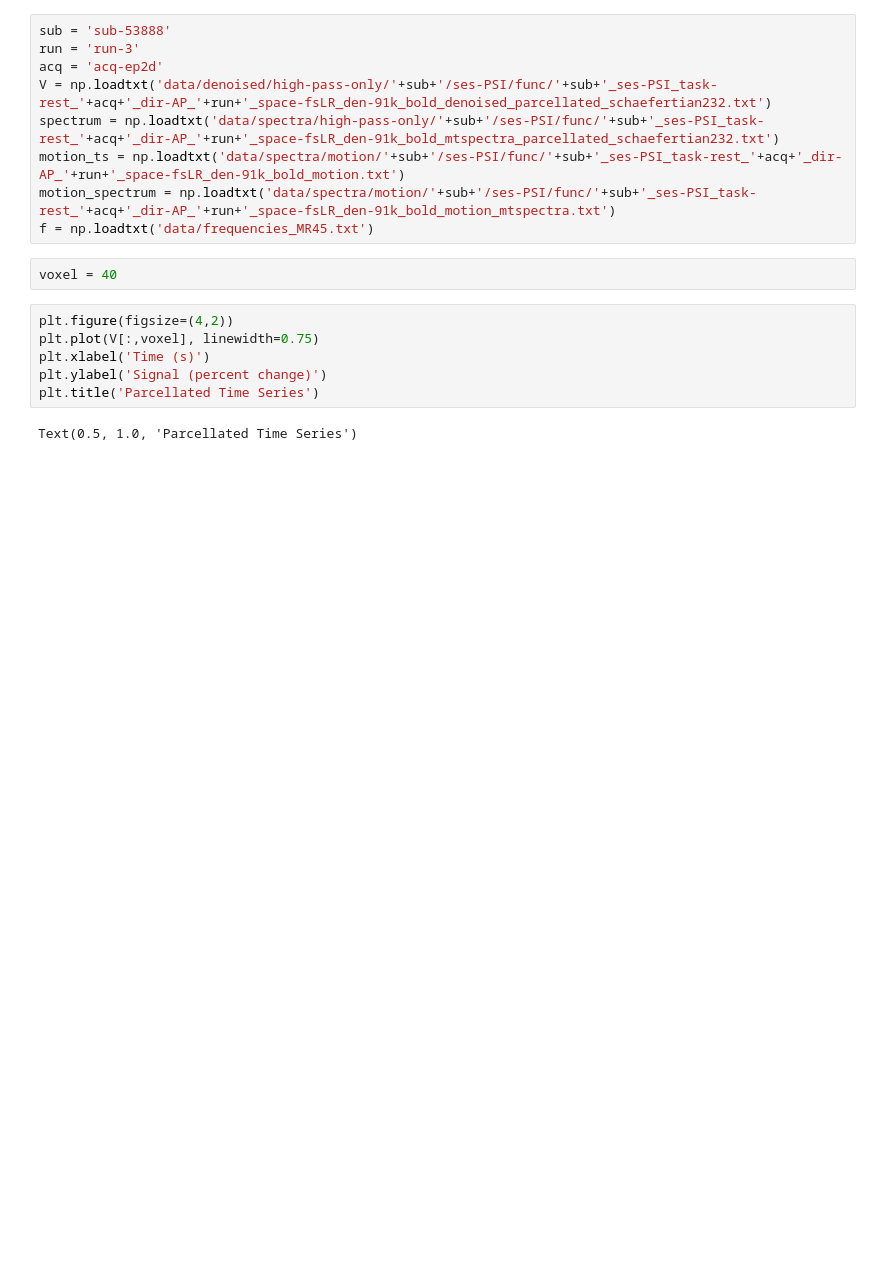
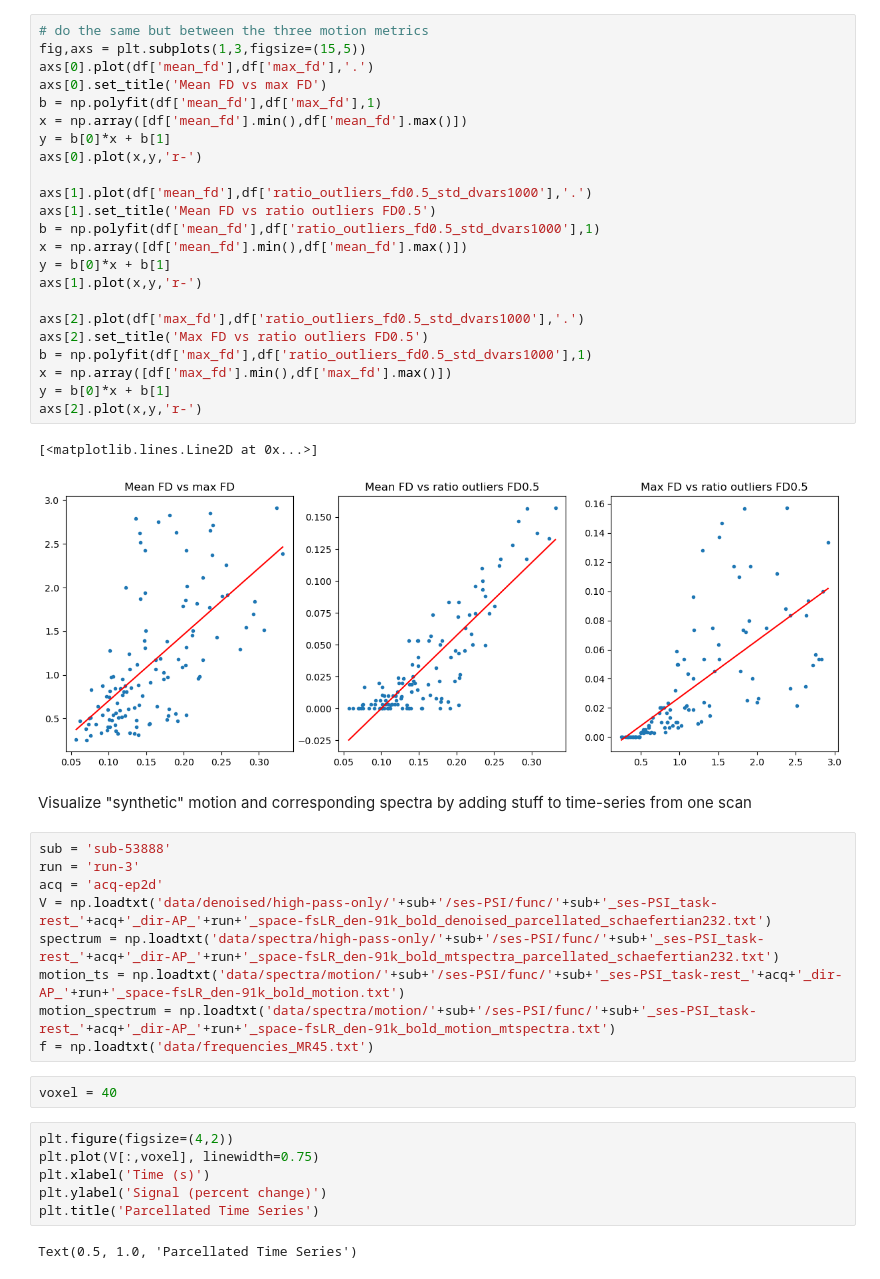
Before and after one commit to anders-s-olsen/Spectral-effects-of-psilocybin-fMRI, a Jupyter notebook: spectral_analysis/visualization/visualize_motion.ipynb, the cells around one changed output. Saved outputs shown, nothing was run; the diff lists cells and outputs as text; blank space fills up the shorter version.

```diff
--- a/spectral_analysis/visualization/visualize_motion.ipynb
+++ b/spectral_analysis/visualization/visualize_motion.ipynb
@@ -5,3 +60,31 @@ import matplotlib.pyplot as plt
+# %%
+# do the same but between the three motion metrics
+fig,axs = plt.subplots(1,3,figsize=(15,5))
+axs[0].plot(df['mean_fd'],df['max_fd'],'.')
+axs[0].set_title('Mean FD vs max FD')
+b = np.polyfit(df['mean_fd'],df['max_fd'],1)
+x = np.array([df['mean_fd'].min(),df['mean_fd'].max()])
+y = b[0]*x + b[1]
+axs[0].plot(x,y,'r-')
+
+axs[1].plot(df['mean_fd'],df['ratio_outliers_fd0.5_std_dvars1000'],'.')
+axs[1].set_title('Mean FD vs ratio outliers FD0.5')
+b = np.polyfit(df['mean_fd'],df['ratio_outliers_fd0.5_std_dvars1000'],1)
+x = np.array([df['mean_fd'].min(),df['mean_fd'].max()])
+y = b[0]*x + b[1]
+axs[1].plot(x,y,'r-')
+
+axs[2].plot(df['max_fd'],df['ratio_outliers_fd0.5_std_dvars1000'],'.')
+axs[2].set_title('Max FD vs ratio outliers FD0.5')
+b = np.polyfit(df['max_fd'],df['ratio_outliers_fd0.5_std_dvars1000'],1)
+x = np.array([df['max_fd'].min(),df['max_fd'].max()])
+y = b[0]*x + b[1]
+axs[2].plot(x,y,'r-')
+# %% [output]
+[<matplotlib.lines.Line2D at 0x...>]
+[figure, added]
+# %% [markdown]
+Visualize "synthetic" motion and corresponding spectra by adding stuff to time-series from one scan
 # %%
 sub = 'sub-53888'
 run = 'run-3'
```
Also changed, not shown: parts of 3 cells of this notebook, 44 other files.
